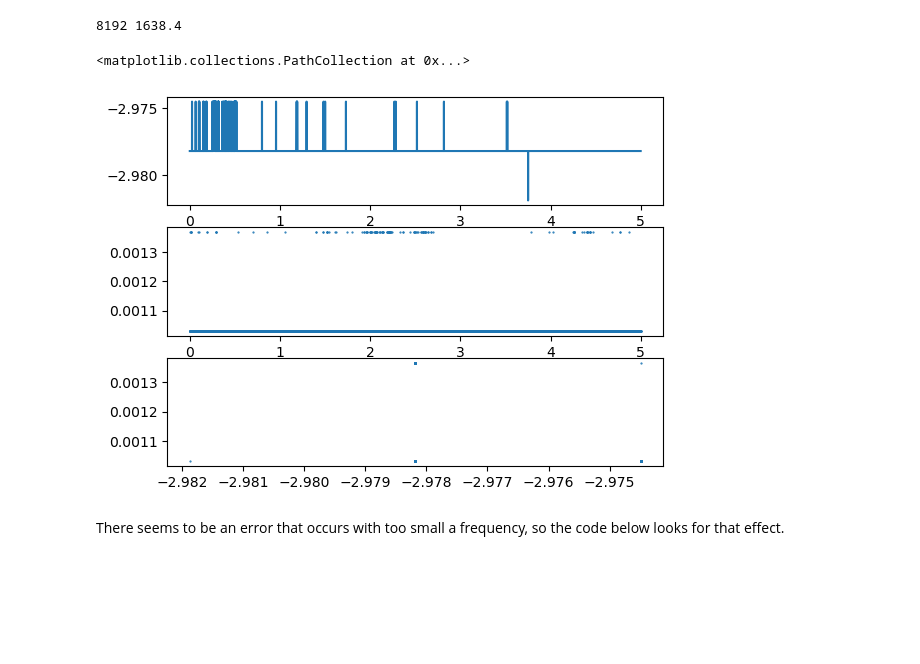
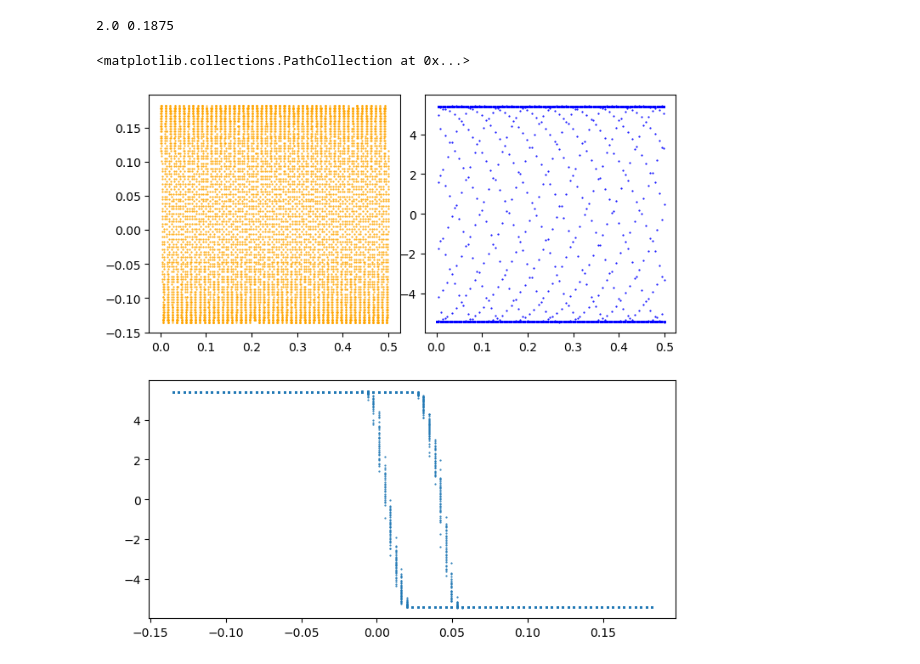
Before and after one commit to Chwanhee/Metrology, a Jupyter notebook: i-v_char_Chuad.ipynb, the cells around one changed output. Cells and saved outputs as stored; diff of their text form; code cells hidden in the pictures; blank space fills up the shorter version.

Commit message:
Updated i-v curve reading.

```diff
--- a/i-v_char_Chuad.ipynb
+++ b/i-v_char_Chuad.ipynb
@@ -15,44 +15,54 @@ zoroku = ad2.connect(0)      # connect to first(0th) ad2, give it the name 'zoro
 # %%
 def sampling(time):
     hertz = 100e6
     size = time*hertz
     if size <= 8192:
         return size,hertz
     else:
         size = 8192
         hertz = size/time
         return size,hertz
 
-size,rate = sampling(5)
-print(size,rate)
+fig = plt.figure(figsize=(8,8))
+grid = gs.GridSpec(2,2,wspace=0.1,)
+
+axs1 = plt.subplot(grid[0,0])
+axs2 = plt.subplot(grid[0,1])
+axs3 = plt.subplot(grid[1,:])
+
+t_mes = 0.5
+size,rate = sampling(t_mes)
+
+R1 = 1000
+R2 = 150
+v_range = .25*5*R2/R1
+print(1/t_mes,v_range)
+
 ad2.config_wavegen(zoroku,
-            frequency=0.1,
-            amplitude=0,
-            offset = 3,
-            signal_shape= dwfc.funcSquare
+            frequency=50/t_mes,
+            amplitude=v_range,
+            offset=0,
+            channel = 0,
+            signal_shape= dwfc.funcSine
             )
+
 ad2.config_oscilloscope(zoroku,
-    range0=25,
-    range1=4,
+    range0=23,
+    range1=23,
     sample_rate = rate,
     sample_size= size,
     )
 
 ad2.start_wavegen(zoroku,channel=0)
+time.sleep(0.1)
 T,Ch1,Ch2 = ad2.measure_oscilloscope(zoroku)
 ad2.stop_wavegen(zoroku,channel=0)
 
-
-fig, axs = plt.subplots(3,1)
-axs[0].plot(T,Ch1)
-axs[1].scatter(T,Ch2,s=0.3)
-axs[2].scatter(Ch1,Ch2,s=0.3)
-
-# axs[0].set
+axs1.scatter(T,Ch1,s=0.3,color="orange")
+axs2.scatter(T,Ch2,s=0.3,color="blue")
+axs3.scatter(Ch1,Ch2,s=0.3)
 # %% [output]
-8192 1638.4
+2.0 0.1875
 <matplotlib.collections.PathCollection at 0x...>
-[figure, old version]
+[figure, new version]
-# %% [markdown]
-There seems to be an error that occurs with too small a frequency, so the code below looks for that effect.
 # %%
```
Also changed, not shown: parts of 1 cell of this notebook, 12 other files.
